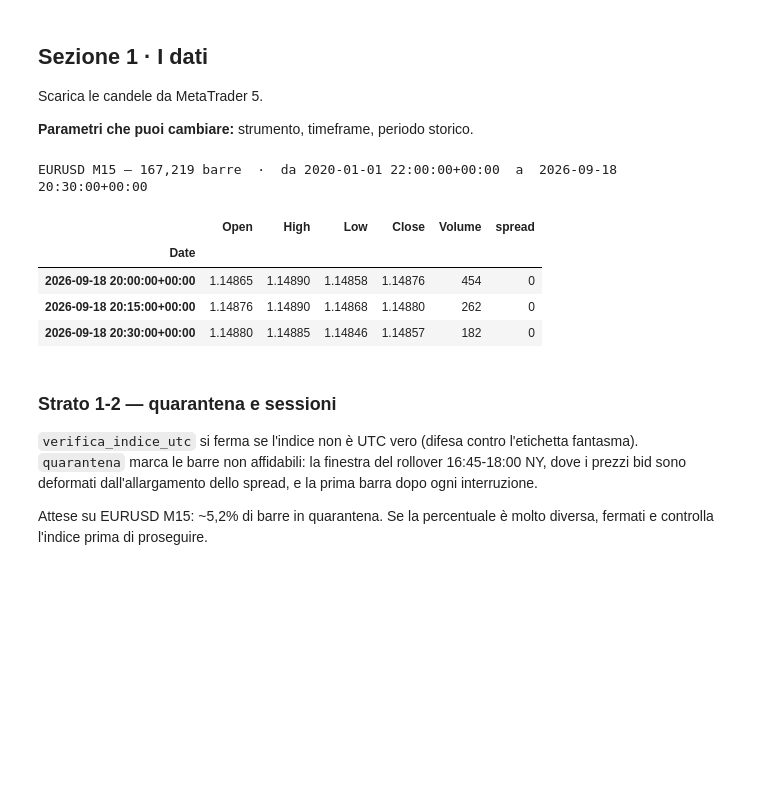
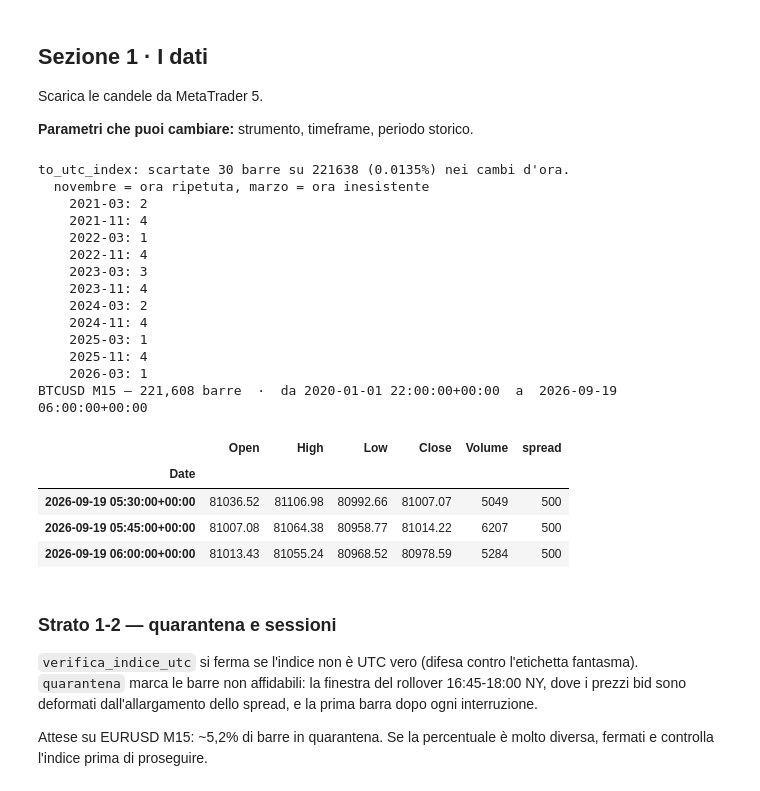
Before and after one commit to matti410/Trading-System-Creator_V4, a Jupyter notebook: Trading_Grid_Search_v4_backtesting.ipynb, the cells around one changed output. Drawn from its saved outputs; the diff is of its cells as text; code cells hidden in the pictures; blank space fills up the shorter version.

```diff
--- a/Trading_Grid_Search_v4_backtesting.ipynb
+++ b/Trading_Grid_Search_v4_backtesting.ipynb
@@ -81,22 +84,35 @@ Scarica le candele da MetaTrader 5.
 
 **Parametri che puoi cambiare:** strumento, timeframe, periodo storico.
 # %%
-symbol    = "EURUSD"
+symbol    = "BTCUSD"
 timeframe = 'M15'
 FREQ      = "15min"      # come pandas scrive il timeframe: "15min", "h", "D"
 
 df = pd.read_csv(f'{symbol}_M15.csv', index_col='Date')
 df = to_utc_index(df, "A_US_DST (NY+7h)", on_dst_gap="drop")
 
 print(f"{symbol} {timeframe} — {len(df):,} barre  ·  da {df.index[0]}  a  {df.index[-1]}")
 df.tail(3)
 # %% [output]
-EURUSD M15 — 167,219 barre  ·  da 2020-01-01 22:00:00+00:00  a  2026-09-18 20:30:00+00:00
+to_utc_index: scartate 30 barre su 221638 (0.0135%) nei cambi d'ora.
+  novembre = ora ripetuta, marzo = ora inesistente
+    2021-03: 2
+    2021-11: 4
+    2022-03: 1
+    2022-11: 4
+    2023-03: 3
+    2023-11: 4
+    2024-03: 2
+    2024-11: 4
+    2025-03: 1
+    2025-11: 4
+    2026-03: 1
+BTCUSD M15 — 221,608 barre  ·  da 2020-01-01 22:00:00+00:00  a  2026-09-19 06:00:00+00:00
 |  | Open | High | Low | Close | Volume | spread |
 | Date |  |  |  |  |  |  |
-| 2026-09-18 20:00:00+00:00 | 1.14865 | 1.14890 | 1.14858 | 1.14876 | 454 | 0 |
-| 2026-09-18 20:15:00+00:00 | 1.14876 | 1.14890 | 1.14868 | 1.14880 | 262 | 0 |
-| 2026-09-18 20:30:00+00:00 | 1.14880 | 1.14885 | 1.14846 | 1.14857 | 182 | 0 |
+| 2026-09-19 05:30:00+00:00 | 81036.52 | 81106.98 | 80992.66 | 81007.07 | 5049 | 500 |
+| 2026-09-19 05:45:00+00:00 | 81007.08 | 81064.38 | 80958.77 | 81014.22 | 6207 | 500 |
+| 2026-09-19 06:00:00+00:00 | 81013.43 | 81055.24 | 80968.52 | 80978.59 | 5284 | 500 |
 # %% [markdown]
 ### Strato 1-2 — quarantena e sessioni
 
```
Also changed, not shown: parts of 30 cells of this notebook.
